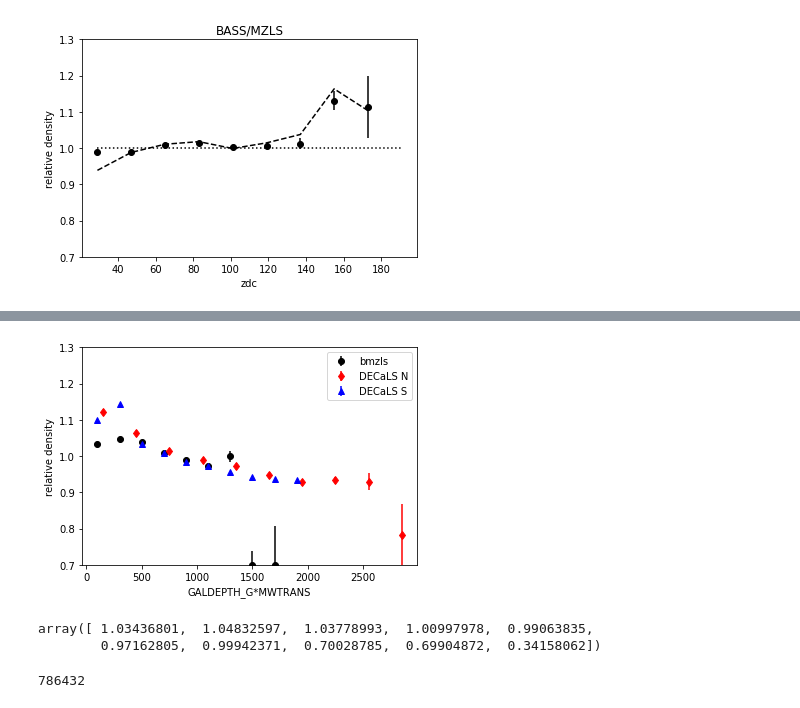
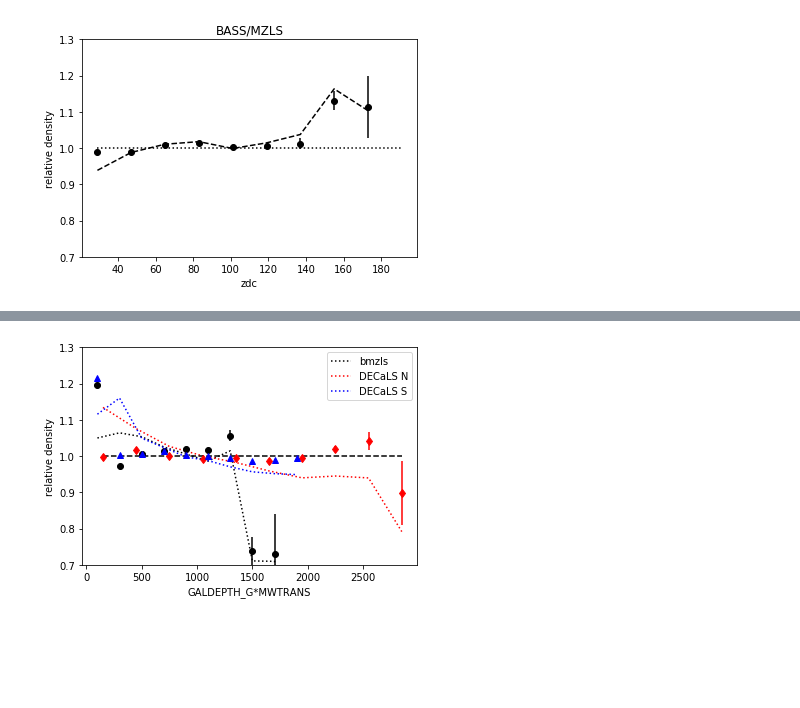
Before and after one commit to desihub/LSS, a Jupyter notebook: Sandbox/ELGgalforeground.ipynb, the cells around one changed output, grey strips where cells are left out. Saved outputs shown, nothing was run; the diff lists cells and outputs as text; code cells hidden in the pictures; blank space fills up the shorter version.

```diff
--- a/Sandbox/ELGgalforeground.ipynb
+++ b/Sandbox/ELGgalforeground.ipynb
@@ -285,0 +325,4 @@ grid[2][1]
+# %%
+effnorthl = interpeff(gsig,rsig,zsig,south=False)
+plt.hist(effnorthl,bins=100)
+plt.show()
@@ -286,31 +409,53 @@ grid[2][1]
 # %%
-hg1 = np.histogram(felg[dbml]['GALDEPTH_G']*np.exp(-3.214*felg[dbml]['EBV']),range=(0,2000))
+#bmzls
+slp = -0.2/4000.
+b = 1.1
+ws = 1./(slp*stardensg[dbml]+b)
+hg1 = np.histogram(felg[dbml]['GALDEPTH_G']*np.exp(-3.214*felg[dbml]['EBV']),weights=1./effbm*ws,range=(0,2000))
 hr1 = np.histogram(relg[rbml]['GALDEPTH_G']*np.exp(-3.214*relg[rbml]['EBV']),bins=hg1[1])
+#no correction
+hgn1 = np.histogram(felg[dbml]['GALDEPTH_G']*np.exp(-3.214*felg[dbml]['EBV']),bins=hg1[1])
+hrn1 = np.histogram(relg[rbml]['GALDEPTH_G']*np.exp(-3.214*relg[rbml]['EBV']),bins=hg1[1])
 # %%
-hg2 = np.histogram(felg[ddnl]['GALDEPTH_G']*np.exp(-3.214*felg[ddnl]['EBV']),range=(0,3000))
+#DECaLS N
+slp = -0.35/4000.
+b = 1.1
+ws = 1./(slp*stardensg[ddnl]+b)
+hg2 = np.histogram(felg[ddnl]['GALDEPTH_G']*np.exp(-3.214*felg[ddnl]['EBV']),weights=1./effdn**2.*ws,range=(0,3000))
 hr2 = np.histogram(relg[rdnl]['GALDEPTH_G']*np.exp(-3.214*relg[rdnl]['EBV']),bins=hg2[1])
-hg3 = np.histogram(felg[ddsl]['GALDEPTH_G']*np.exp(-3.214*felg[ddsl]['EBV']),range=(0,2000))
-hr3 = np.histogram(relg[rdsl]['GALDEPTH_G']*np.exp(-3.214*relg[rdsl]['EBV']),bins=hg3[1])
+
+hgn2 = np.histogram(felg[ddnl]['GALDEPTH_G']*np.exp(-3.214*felg[ddnl]['EBV']),bins=hg2[1])
+hrn2 = np.histogram(relg[rdnl]['GALDEPTH_G']*np.exp(-3.214*relg[rdnl]['EBV']),bins=hg2[1])
+# %%
+#DECaLS S
+#no strong relation with stellar density
+hg3 = np.histogram(felg[ddsl]['GALDEPTH_G']*np.exp(-3.214*felg[ddsl]['EBV']),weights=1./effds**2.,range=(0,2000))
+hr3 = np.histogram(relg[rdsl]['GALDEPTH_G']*np.exp(-3.214*relg[rdsl]['EBV']),bins=hg3[1])
+
+hgn3 = np.histogram(felg[ddsl]['GALDEPTH_G']*np.exp(-3.214*felg[ddsl]['EBV']),bins=hg3[1])
+hrn3 = np.histogram(relg[rdsl]['GALDEPTH_G']*np.exp(-3.214*relg[rdsl]['EBV']),bins=hg3[1])
 # %%
 xl1 = []
 xl2 = []
 xl3 = []
 for i in range(0,len(hg1[0])):
     xl1.append((hg1[1][i]+hg1[1][i+1])/2.)
     xl2.append((hg2[1][i]+hg2[1][i+1])/2.)
     xl3.append((hg3[1][i]+hg3[1][i+1])/2.)
-plt.errorbar(xl1,hg1[0]/hr1[0]/(lelg/len(relg)),np.sqrt(hg1[0])/hr1[0],fmt='ko')
-plt.errorbar(xl2,hg2[0]/hr2[0]/(lelg/len(relg)),np.sqrt(hg2[0])/hr2[0],fmt='rd')
-plt.errorbar(xl3,hg3[0]/hr3[0]/(lelg/len(relg)),np.sqrt(hg3[0])/hr3[0],fmt='b^')
+norm1 = sum(hg1[0])/sum(hr1[0])
+plt.errorbar(xl1,hg1[0]/hr1[0]/norm1,np.sqrt(hg1[0])/hr1[0],fmt='ko')
+plt.plot(xl1,hgn1[0]/hrn1[0]/norm1,'k:')
+norm2 = sum(hg2[0])/sum(hr2[0])
+plt.errorbar(xl2,hg2[0]/hr2[0]/norm2,np.sqrt(hg2[0])/hr2[0],fmt='rd')
+plt.plot(xl2,hgn2[0]/hrn2[0]/norm2,'r:')
+norm3 = sum(hg3[0])/sum(hr3[0])
+plt.errorbar(xl3,hg3[0]/hr3[0]/norm3,np.sqrt(hg3[0])/hr3[0],fmt='b^')
+plt.plot(xl3,hgn3[0]/hrn3[0]/norm1,'b:')
 plt.ylim(.7,1.3)
 plt.xlabel('GALDEPTH_G*MWTRANS')
 plt.ylabel('relative density')
 plt.legend((['bmzls','DECaLS N','DECaLS S']))
+plt.plot(xl2,np.ones(len(xl2)),'k--')
 plt.show()
 # %% [output]
-[figure, old version]
+[figure, new version]
-# %%
-hg1[0]/hr1[0]/(lelg/len(relg))
-# %% [output]
-array([ 1.03436801,  1.04832597,  1.03778993,  1.00997978,  0.99063835,
-        0.97162805,  0.99942371,  0.70028785,  0.69904872,  0.34158062])
@@ -321,4 +461,0 @@ zfluxc = felg['FLUX_Z']/felg['MW_TRANSMISSION_Z']
-# %%
-len(hpq)
-# %% [output]
-786432
```
Also changed, not shown: parts of 39 cells of this notebook, 1 other file.
